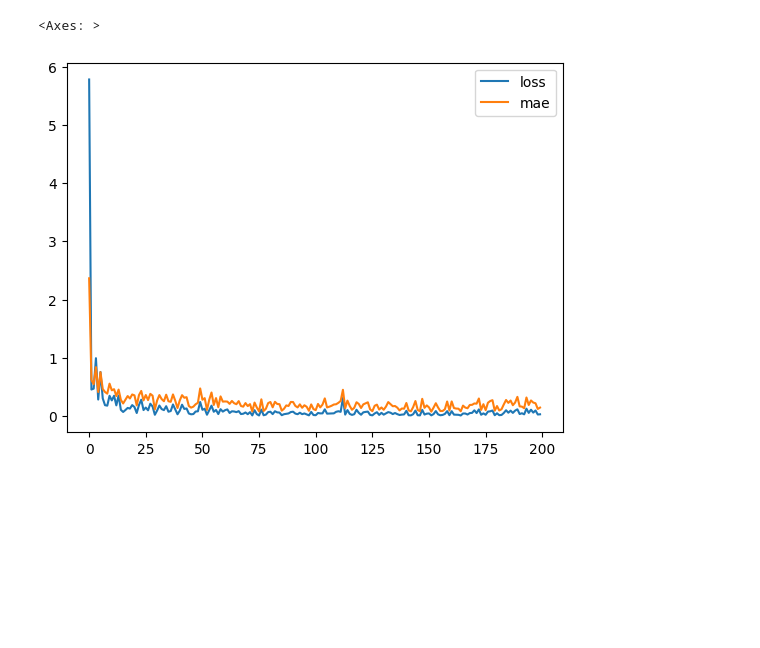
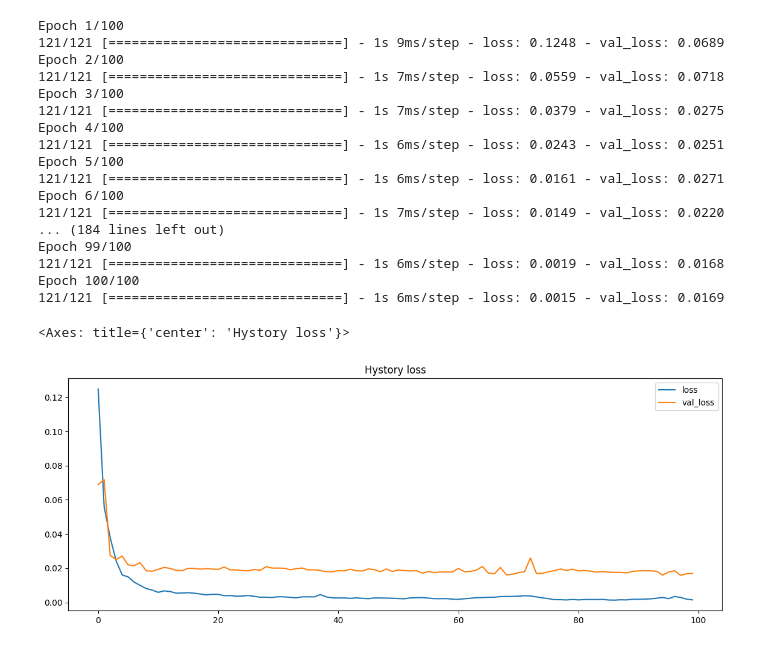
Before and after one commit to Ishikawa7/Alzheimer_detection, a Jupyter notebook: Alzheimer_detection.ipynb, the cells around one changed output. Cells and saved outputs as stored; diff of their text form; code cells hidden in the pictures; blank space fills up the shorter version.

```diff
--- a/Alzheimer_detection.ipynb
+++ b/Alzheimer_detection.ipynb
@@ -49,3 +24,11 @@ X_train, y_train, labels_list_train, X_test, y_test, labels_list_test = Preproce
+# %%
+X_train = np.load('PCA_Data/X_train_pca_one_shot.npy')
+y_train = np.load('PCA_Data/y_train.npy')
+labels_list_train = np.load('PCA_Data/labels_list_train.npy')
+
+X_test = np.load('PCA_Data/X_test_pca_one_shot.npy')
+y_test = np.load('PCA_Data/y_test.npy')
+labels_list_test = np.load('PCA_Data/labels_list_test.npy')
 # %%
 validation_percentage = 0.25
 X_val = X_train[int(1-validation_percentage * len(X_train)):]
@@ -78,0 +56,4 @@ Error:
+# %%
+importlib.reload(ANN_1)
+model = ANN_1.build_Model(input_shape=(693))
+model.summary()
@@ -79,6 +81,34 @@ Error:
+# %%
+hystory = model.fit(
+    x=X_train,
+    y=y_train,
+    epochs=100,
+    batch_size=32,
+    shuffle=True,
+    verbose=1,
+    validation_data=(X_val, y_val),
+)
+# %% [output]
+Epoch 1/100
+121/121 [==============================] - 1s 9ms/step - loss: 0.1248 - val_loss: 0.0689
+Epoch 2/100
+121/121 [==============================] - 1s 7ms/step - loss: 0.0559 - val_loss: 0.0718
+Epoch 3/100
+121/121 [==============================] - 1s 7ms/step - loss: 0.0379 - val_loss: 0.0275
+Epoch 4/100
+121/121 [==============================] - 1s 6ms/step - loss: 0.0243 - val_loss: 0.0251
+Epoch 5/100
+121/121 [==============================] - 1s 6ms/step - loss: 0.0161 - val_loss: 0.0271
+Epoch 6/100
+121/121 [==============================] - 1s 7ms/step - loss: 0.0149 - val_loss: 0.0220
+... (184 lines left out)
+Epoch 99/100
+121/121 [==============================] - 1s 6ms/step - loss: 0.0019 - val_loss: 0.0168
+Epoch 100/100
+121/121 [==============================] - 1s 6ms/step - loss: 0.0015 - val_loss: 0.0169
 # %%
 df_hystory = pd.DataFrame(hystory.history)
-df_hystory.plot()
+df_hystory.plot(figsize=(14, 5), title='Hystory loss')
 # %% [output]
-<Axes: >
+<Axes: title={'center': 'Hystory loss'}>
-[figure, old version]
+[figure, new version]
```
Also changed, not shown: parts of 17 cells of this notebook, 14 other files.
